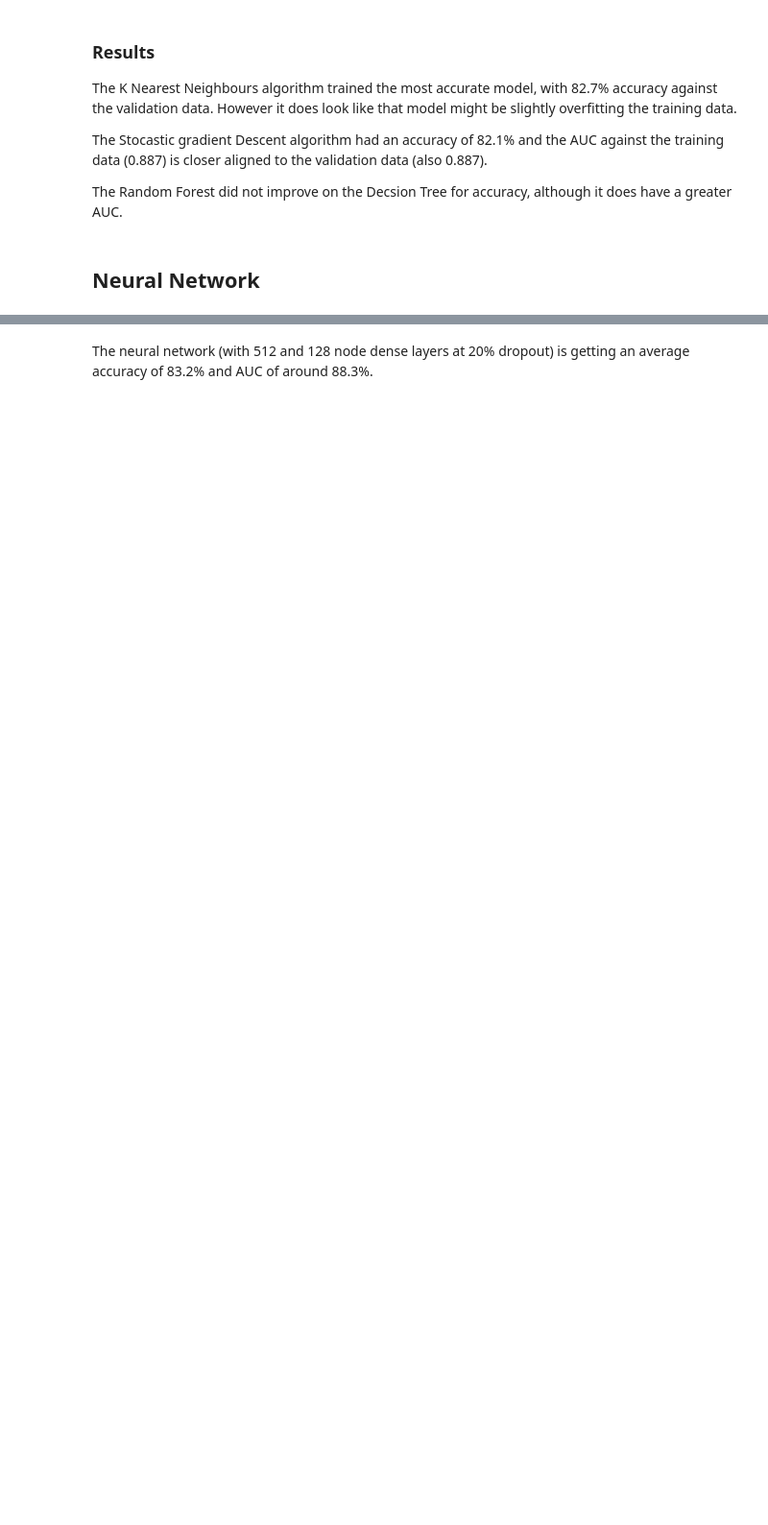
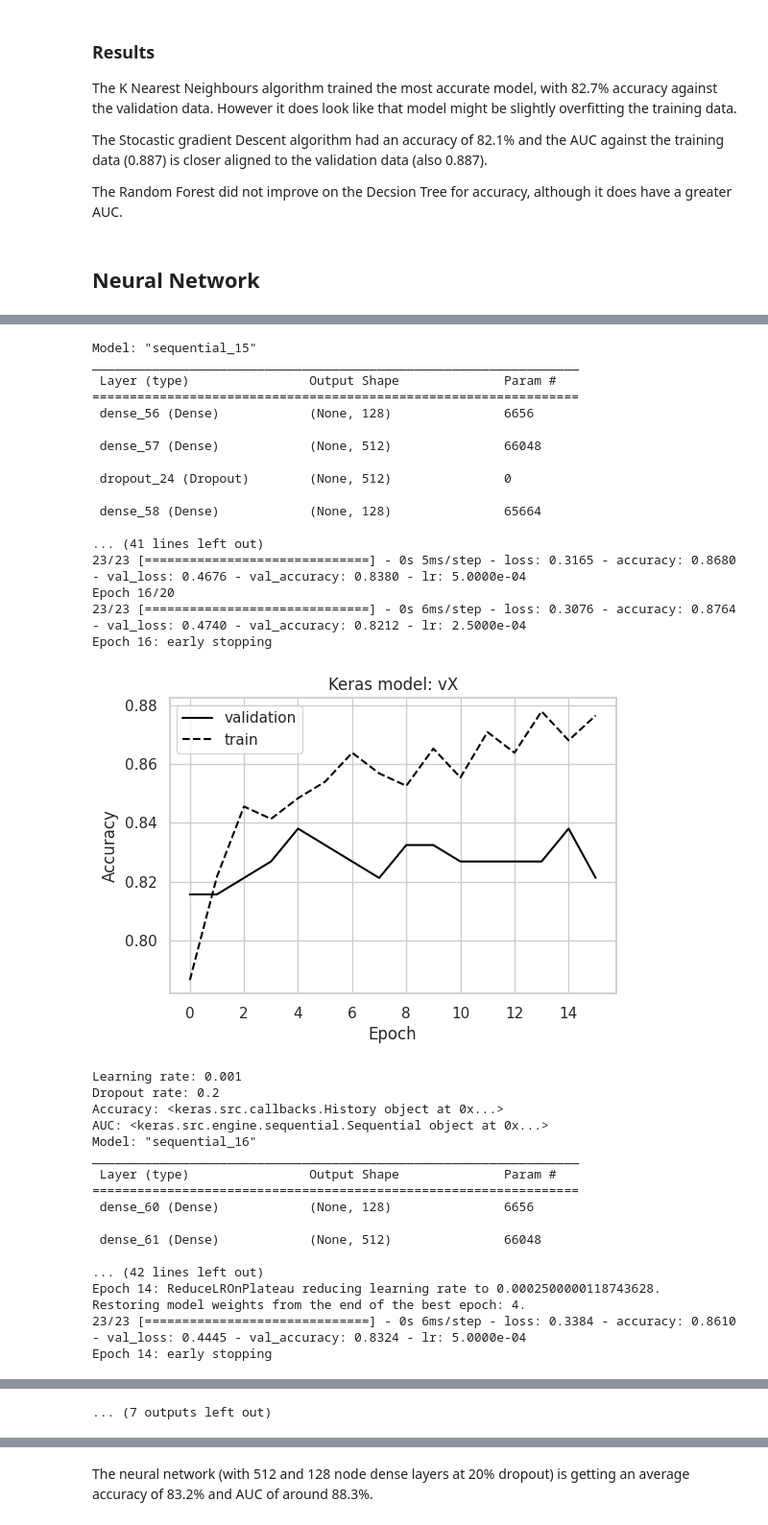
Before and after one commit to tommyarmstrong/Titanic, a Jupyter notebook: titanic_oct_2023.ipynb, the cells around one changed output, grey strips where cells are left out. Shown at 96% size. Cells and saved outputs as stored; diff of their text form; code cells hidden in the pictures; blank space fills up the shorter version.

```diff
--- a/titanic_oct_2023.ipynb
+++ b/titanic_oct_2023.ipynb
@@ -1679,28 +1750,65 @@ def execute_training2(
 # %%
 # Select callbacks
 callbacks = []
 #callbacks.append(set_checkpoint())
 callbacks.append(set_learning_rate_reduction())
 callbacks.append(set_early_stoping(patience=10))
 
 learning_rates = [0.001, 0.01, 0.1]   # List of learning rates to be tested
 dropout_rates = [0.2, 0.3, 0.4]       # List of dropout rates to be tested
 
+input_shape = (X_train.shape[1],)
 
 # Execute training
 for lr in learning_rates:
   for dr in dropout_rates:
     accuracy, auc = execute_training(
       X_train,
       y_train,
       X_val,
       y_val,
       dense_layers=[512, 128],
       dropouts=[dr, dr],
       learning_rate = lr,
       callbacks=callbacks
     )
     print(f'Learning rate: {lr}')
     print(f'Dropout rate: {dr}')
     print(f'Accuracy: {accuracy}')
     print(f'AUC: {auc}')
+# %% [output]
+Model: "sequential_15"
+_________________________________________________________________
+ Layer (type)                Output Shape              Param #
+=================================================================
+ dense_56 (Dense)            (None, 128)               6656
+
+ dense_57 (Dense)            (None, 512)               66048
+
+ dropout_24 (Dropout)        (None, 512)               0
+
+ dense_58 (Dense)            (None, 128)               65664
+
+... (41 lines left out)
+23/23 [==============================] - 0s 5ms/step - loss: 0.3165 - accuracy: 0.8680 - val_loss: 0.4676 - val_accuracy: 0.8380 - lr: 5.0000e-04
+Epoch 16/20
+23/23 [==============================] - 0s 6ms/step - loss: 0.3076 - accuracy: 0.8764 - val_loss: 0.4740 - val_accuracy: 0.8212 - lr: 2.5000e-04
+Epoch 16: early stopping
+[figure, added]
+Learning rate: 0.001
+Dropout rate: 0.2
+Accuracy: <keras.src.callbacks.History object at 0x...>
+AUC: <keras.src.engine.sequential.Sequential object at 0x...>
+Model: "sequential_16"
+_________________________________________________________________
+ Layer (type)                Output Shape              Param #
+=================================================================
+ dense_60 (Dense)            (None, 128)               6656
+
+ dense_61 (Dense)            (None, 512)               66048
+
+... (42 lines left out)
+Epoch 14: ReduceLROnPlateau reducing learning rate to 0.0002500000118743628.
+Restoring model weights from the end of the best epoch: 4.
+23/23 [==============================] - 0s 6ms/step - loss: 0.3384 - accuracy: 0.8610 - val_loss: 0.4445 - val_accuracy: 0.8324 - lr: 5.0000e-04
+Epoch 14: early stopping
@@ -1707 +1888,2 @@ for lr in learning_rates:
+... (7 outputs left out)
 # %%
```
Also changed, not shown: parts of 27 cells of this notebook.
